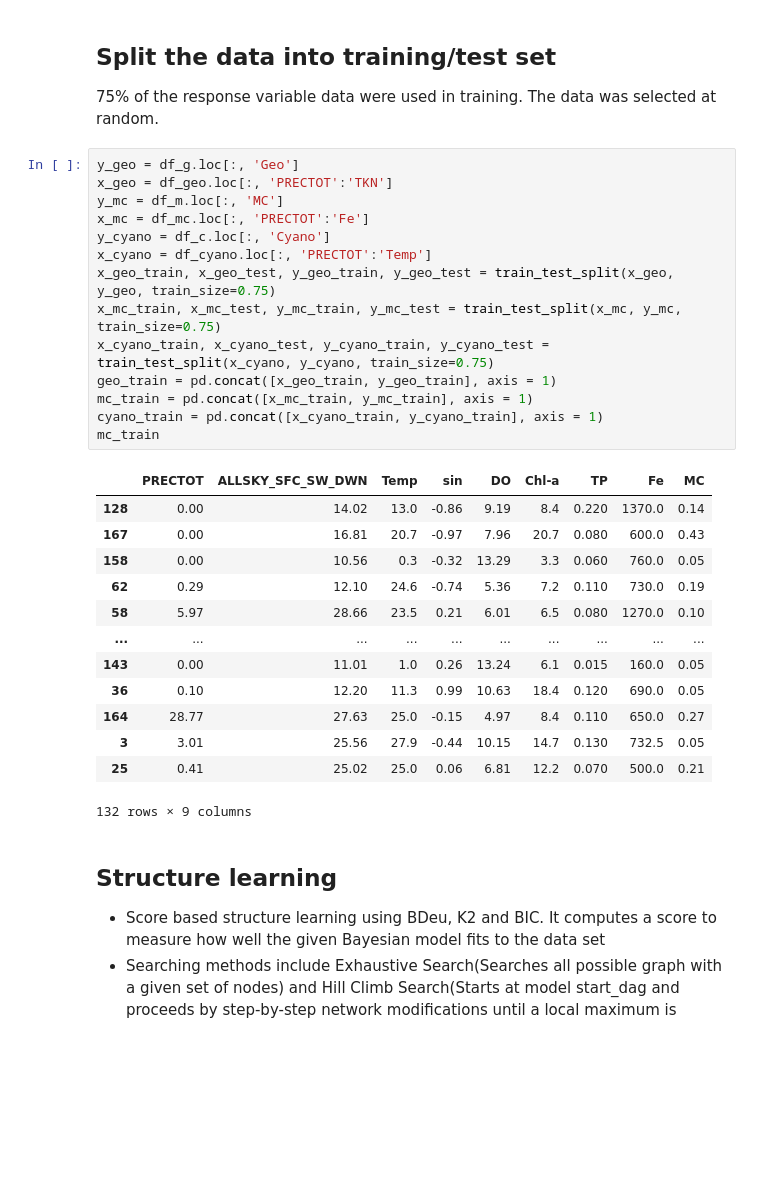
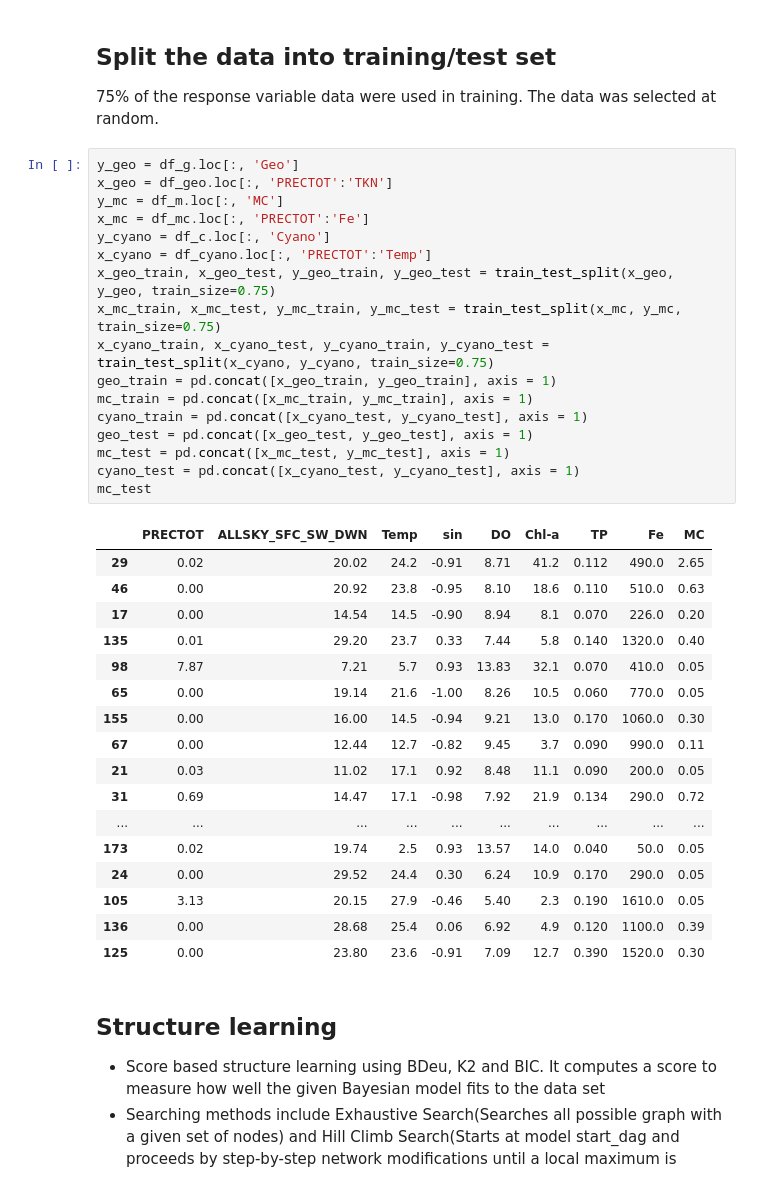
Before and after one commit to meowliono/cyanobacterial-bloom-prediction, a Jupyter notebook: pgm.ipynb, the cells around one changed output. Saved outputs shown, nothing was run; the diff lists cells and outputs as text; blank space fills up the shorter version.

```diff
--- a/pgm.ipynb
+++ b/pgm.ipynb
@@ -49,31 +50,38 @@ Predicts states of all the missing variables.
 # %%
 y_geo = df_g.loc[:, 'Geo']
 x_geo = df_geo.loc[:, 'PRECTOT':'TKN']
 y_mc = df_m.loc[:, 'MC']
 x_mc = df_mc.loc[:, 'PRECTOT':'Fe']
 y_cyano = df_c.loc[:, 'Cyano']
 x_cyano = df_cyano.loc[:, 'PRECTOT':'Temp']
 x_geo_train, x_geo_test, y_geo_train, y_geo_test = train_test_split(x_geo, y_geo, train_size=0.75)
 x_mc_train, x_mc_test, y_mc_train, y_mc_test = train_test_split(x_mc, y_mc, train_size=0.75)
 x_cyano_train, x_cyano_test, y_cyano_train, y_cyano_test = train_test_split(x_cyano, y_cyano, train_size=0.75)
 geo_train = pd.concat([x_geo_train, y_geo_train], axis = 1)
 mc_train = pd.concat([x_mc_train, y_mc_train], axis = 1)
-cyano_train = pd.concat([x_cyano_train, y_cyano_train], axis = 1)
-mc_train
+cyano_train = pd.concat([x_cyano_test, y_cyano_test], axis = 1)
+geo_test = pd.concat([x_geo_test, y_geo_test], axis = 1)
+mc_test = pd.concat([x_mc_test, y_mc_test], axis = 1)
+cyano_test = pd.concat([x_cyano_test, y_cyano_test], axis = 1)
+mc_test
 # %% [output]
 |  | PRECTOT | ALLSKY_SFC_SW_DWN | Temp | sin | DO | Chl-a | TP | Fe | MC |
-| 128 | 0.00 | 14.02 | 13.0 | -0.86 | 9.19 | 8.4 | 0.220 | 1370.0 | 0.14 |
-| 167 | 0.00 | 16.81 | 20.7 | -0.97 | 7.96 | 20.7 | 0.080 | 600.0 | 0.43 |
-| 158 | 0.00 | 10.56 | 0.3 | -0.32 | 13.29 | 3.3 | 0.060 | 760.0 | 0.05 |
-| 62 | 0.29 | 12.10 | 24.6 | -0.74 | 5.36 | 7.2 | 0.110 | 730.0 | 0.19 |
-| 58 | 5.97 | 28.66 | 23.5 | 0.21 | 6.01 | 6.5 | 0.080 | 1270.0 | 0.10 |
+| 29 | 0.02 | 20.02 | 24.2 | -0.91 | 8.71 | 41.2 | 0.112 | 490.0 | 2.65 |
+| 46 | 0.00 | 20.92 | 23.8 | -0.95 | 8.10 | 18.6 | 0.110 | 510.0 | 0.63 |
+| 17 | 0.00 | 14.54 | 14.5 | -0.90 | 8.94 | 8.1 | 0.070 | 226.0 | 0.20 |
+| 135 | 0.01 | 29.20 | 23.7 | 0.33 | 7.44 | 5.8 | 0.140 | 1320.0 | 0.40 |
+| 98 | 7.87 | 7.21 | 5.7 | 0.93 | 13.83 | 32.1 | 0.070 | 410.0 | 0.05 |
+| 65 | 0.00 | 19.14 | 21.6 | -1.00 | 8.26 | 10.5 | 0.060 | 770.0 | 0.05 |
+| 155 | 0.00 | 16.00 | 14.5 | -0.94 | 9.21 | 13.0 | 0.170 | 1060.0 | 0.30 |
+| 67 | 0.00 | 12.44 | 12.7 | -0.82 | 9.45 | 3.7 | 0.090 | 990.0 | 0.11 |
+| 21 | 0.03 | 11.02 | 17.1 | 0.92 | 8.48 | 11.1 | 0.090 | 200.0 | 0.05 |
+| 31 | 0.69 | 14.47 | 17.1 | -0.98 | 7.92 | 21.9 | 0.134 | 290.0 | 0.72 |
 | ... | ... | ... | ... | ... | ... | ... | ... | ... | ... |
-| 143 | 0.00 | 11.01 | 1.0 | 0.26 | 13.24 | 6.1 | 0.015 | 160.0 | 0.05 |
-| 36 | 0.10 | 12.20 | 11.3 | 0.99 | 10.63 | 18.4 | 0.120 | 690.0 | 0.05 |
-| 164 | 28.77 | 27.63 | 25.0 | -0.15 | 4.97 | 8.4 | 0.110 | 650.0 | 0.27 |
-| 3 | 3.01 | 25.56 | 27.9 | -0.44 | 10.15 | 14.7 | 0.130 | 732.5 | 0.05 |
-| 25 | 0.41 | 25.02 | 25.0 | 0.06 | 6.81 | 12.2 | 0.070 | 500.0 | 0.21 |
+| 173 | 0.02 | 19.74 | 2.5 | 0.93 | 13.57 | 14.0 | 0.040 | 50.0 | 0.05 |
+| 24 | 0.00 | 29.52 | 24.4 | 0.30 | 6.24 | 10.9 | 0.170 | 290.0 | 0.05 |
+| 105 | 3.13 | 20.15 | 27.9 | -0.46 | 5.40 | 2.3 | 0.190 | 1610.0 | 0.05 |
+| 136 | 0.00 | 28.68 | 25.4 | 0.06 | 6.92 | 4.9 | 0.120 | 1100.0 | 0.39 |
+| 125 | 0.00 | 23.80 | 23.6 | -0.91 | 7.09 | 12.7 | 0.390 | 1520.0 | 0.30 |
-132 rows × 9 columns
 # %% [markdown]
 ## Structure learning
 - Score based structure learning using BDeu, K2 and BIC. It computes a score to measure how well the given Bayesian model fits to the data set
```
Also changed, not shown: parts of 11 cells of this notebook, 4 other files.
